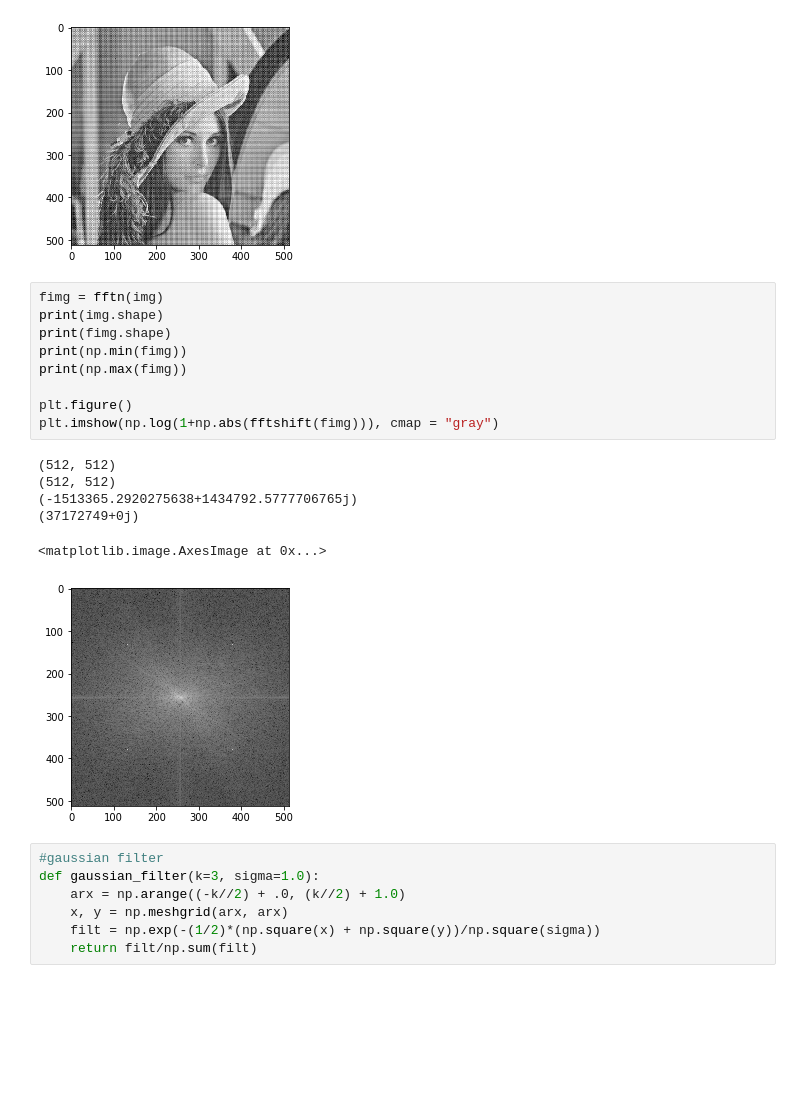
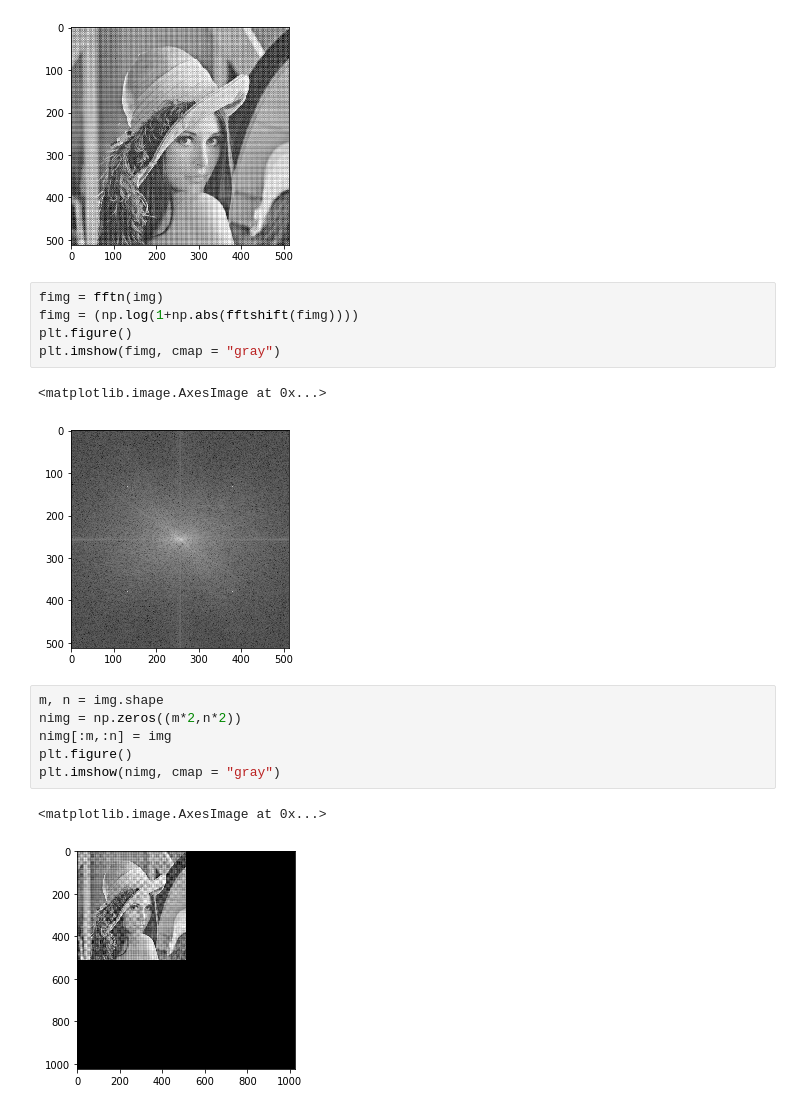
Before and after one commit to ggazetta/SCC5830_Project, a Jupyter notebook: final_project.ipynb, the cells around one changed output. Saved outputs shown, nothing was run; the diff lists cells and outputs as text; blank space fills up the shorter version.

```diff
--- a/final_project.ipynb
+++ b/final_project.ipynb
@@ -32,24 +32,18 @@ lena_corrupted.png
 [figure]
 # %%
 fimg = fftn(img)
-print(img.shape)
-print(fimg.shape)
-print(np.min(fimg))
-print(np.max(fimg))
-
+fimg = (np.log(1+np.abs(fftshift(fimg))))
 plt.figure()
-plt.imshow(np.log(1+np.abs(fftshift(fimg))), cmap = "gray")
+plt.imshow(fimg, cmap = "gray")
 # %% [output]
-(512, 512)
-(512, 512)
-(-1513365.2920275638+1434792.5777706765j)
-(37172749+0j)
+<matplotlib.image.AxesImage at 0x...>
-<matplotlib.image.AxesImage at 0x...>
 [figure]
-# %%
-#gaussian filter
-def gaussian_filter(k=3, sigma=1.0):
-    arx = np.arange((-k//2) + .0, (k//2) + 1.0)
-    x, y = np.meshgrid(arx, arx)
-    filt = np.exp(-(1/2)*(np.square(x) + np.square(y))/np.square(sigma))
-    return filt/np.sum(filt)
+# %%
+m, n = img.shape
+nimg = np.zeros((m*2,n*2))
+nimg[:m,:n] = img
+plt.figure()
+plt.imshow(nimg, cmap = "gray")
+# %% [output]
+<matplotlib.image.AxesImage at 0x...>
+[figure, added]
```
Also changed, not shown: parts of 7 cells of this notebook.
